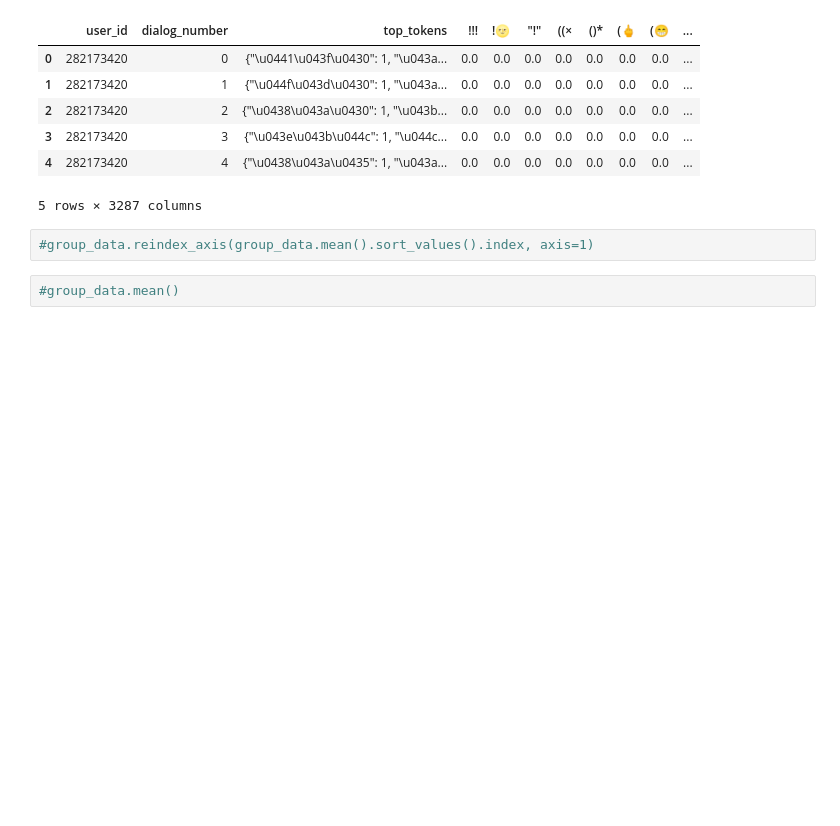
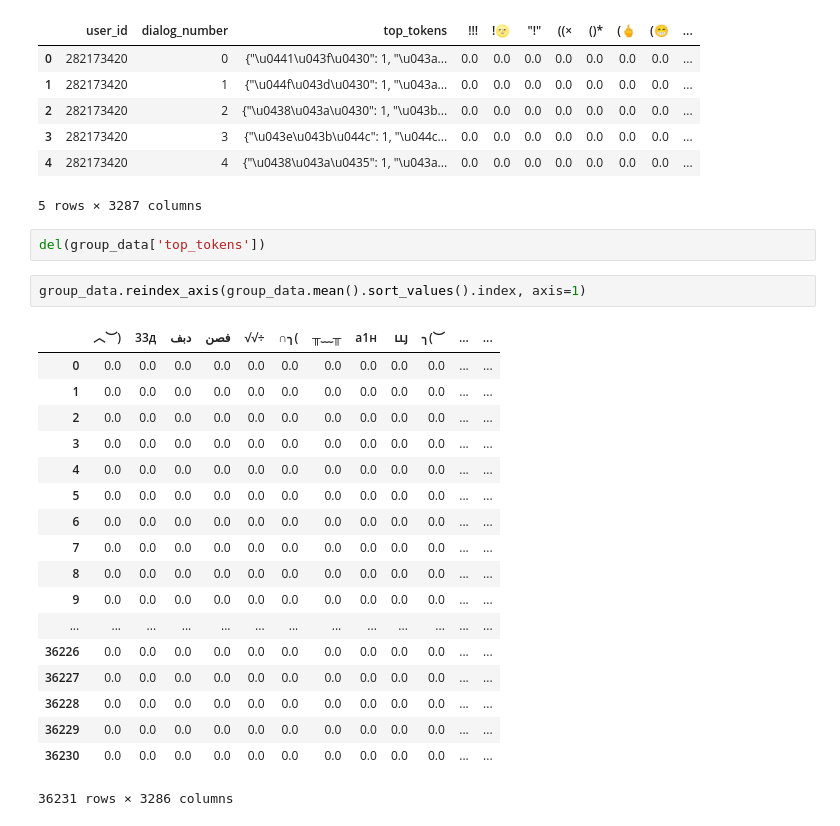
Before and after one commit to ven-analysis/vk-smartchat, a Jupyter notebook: naive-model.ipynb, the cells around one changed output. Saved outputs shown, nothing was run; the diff lists cells and outputs as text; blank space fills up the shorter version.

Commit message:
Add sorting features by mean value

```diff
--- a/naive-model.ipynb
+++ b/naive-model.ipynb
@@ -62,7 +74,26 @@ group_data.head()
 | 3 | 282173420 | 3 | {"\u043e\u043b\u044c": 1, "\u044c... | 0.0 | 0.0 | 0.0 | 0.0 | 0.0 | 0.0 | 0.0 | ... |
 | 4 | 282173420 | 4 | {"\u0438\u043a\u0435": 1, "\u043a... | 0.0 | 0.0 | 0.0 | 0.0 | 0.0 | 0.0 | 0.0 | ... |
 5 rows × 3287 columns
+# %%
+del(group_data['top_tokens'])
 # %%
-#group_data.reindex_axis(group_data.mean().sort_values().index, axis=1)
+group_data.reindex_axis(group_data.mean().sort_values().index, axis=1)
+# %% [output]
+|  | ︿︶) | 33д | دبف | فصن | √√÷ | ∩╮( | ╥﹏╥ | а1н | ււյ | ╮(︶ | ... | ... |
+| 0 | 0.0 | 0.0 | 0.0 | 0.0 | 0.0 | 0.0 | 0.0 | 0.0 | 0.0 | 0.0 | ... | ... |
+| 1 | 0.0 | 0.0 | 0.0 | 0.0 | 0.0 | 0.0 | 0.0 | 0.0 | 0.0 | 0.0 | ... | ... |
+| 2 | 0.0 | 0.0 | 0.0 | 0.0 | 0.0 | 0.0 | 0.0 | 0.0 | 0.0 | 0.0 | ... | ... |
+| 3 | 0.0 | 0.0 | 0.0 | 0.0 | 0.0 | 0.0 | 0.0 | 0.0 | 0.0 | 0.0 | ... | ... |
+| 4 | 0.0 | 0.0 | 0.0 | 0.0 | 0.0 | 0.0 | 0.0 | 0.0 | 0.0 | 0.0 | ... | ... |
+| 5 | 0.0 | 0.0 | 0.0 | 0.0 | 0.0 | 0.0 | 0.0 | 0.0 | 0.0 | 0.0 | ... | ... |
+| 6 | 0.0 | 0.0 | 0.0 | 0.0 | 0.0 | 0.0 | 0.0 | 0.0 | 0.0 | 0.0 | ... | ... |
+| 7 | 0.0 | 0.0 | 0.0 | 0.0 | 0.0 | 0.0 | 0.0 | 0.0 | 0.0 | 0.0 | ... | ... |
+| 8 | 0.0 | 0.0 | 0.0 | 0.0 | 0.0 | 0.0 | 0.0 | 0.0 | 0.0 | 0.0 | ... | ... |
+| 9 | 0.0 | 0.0 | 0.0 | 0.0 | 0.0 | 0.0 | 0.0 | 0.0 | 0.0 | 0.0 | ... | ... |
+| ... | ... | ... | ... | ... | ... | ... | ... | ... | ... | ... | ... | ... |
+| 36226 | 0.0 | 0.0 | 0.0 | 0.0 | 0.0 | 0.0 | 0.0 | 0.0 | 0.0 | 0.0 | ... | ... |
+| 36227 | 0.0 | 0.0 | 0.0 | 0.0 | 0.0 | 0.0 | 0.0 | 0.0 | 0.0 | 0.0 | ... | ... |
+| 36228 | 0.0 | 0.0 | 0.0 | 0.0 | 0.0 | 0.0 | 0.0 | 0.0 | 0.0 | 0.0 | ... | ... |
+| 36229 | 0.0 | 0.0 | 0.0 | 0.0 | 0.0 | 0.0 | 0.0 | 0.0 | 0.0 | 0.0 | ... | ... |
+| 36230 | 0.0 | 0.0 | 0.0 | 0.0 | 0.0 | 0.0 | 0.0 | 0.0 | 0.0 | 0.0 | ... | ... |
+36231 rows × 3286 columns
-# %%
-#group_data.mean()
```
Also changed, not shown: parts of 6 cells of this notebook.
